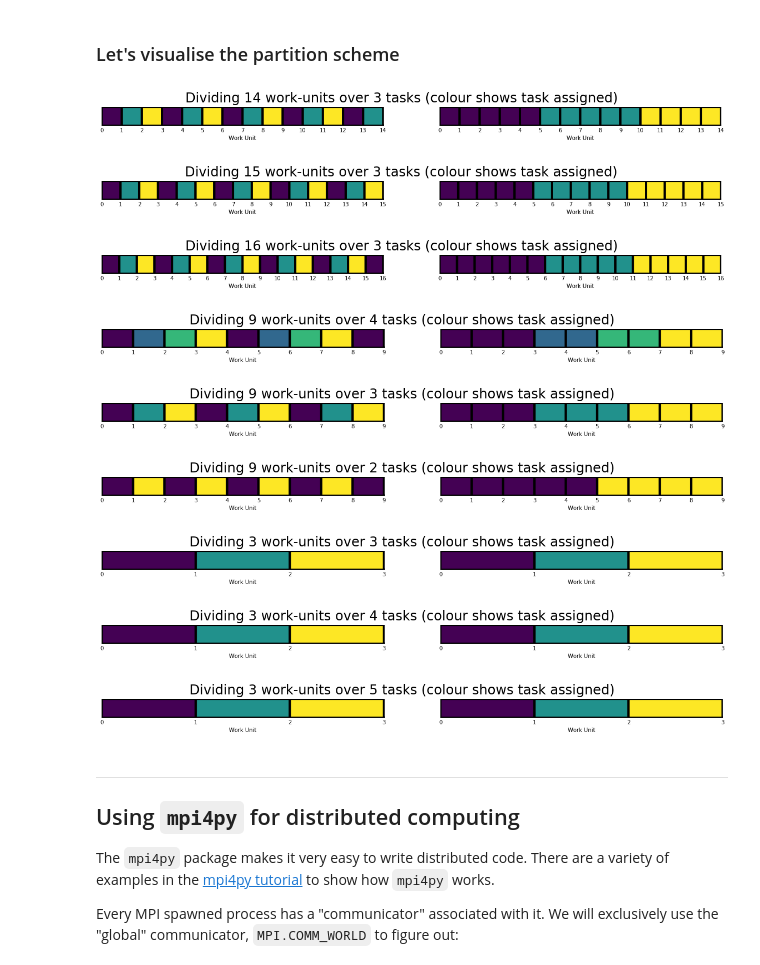
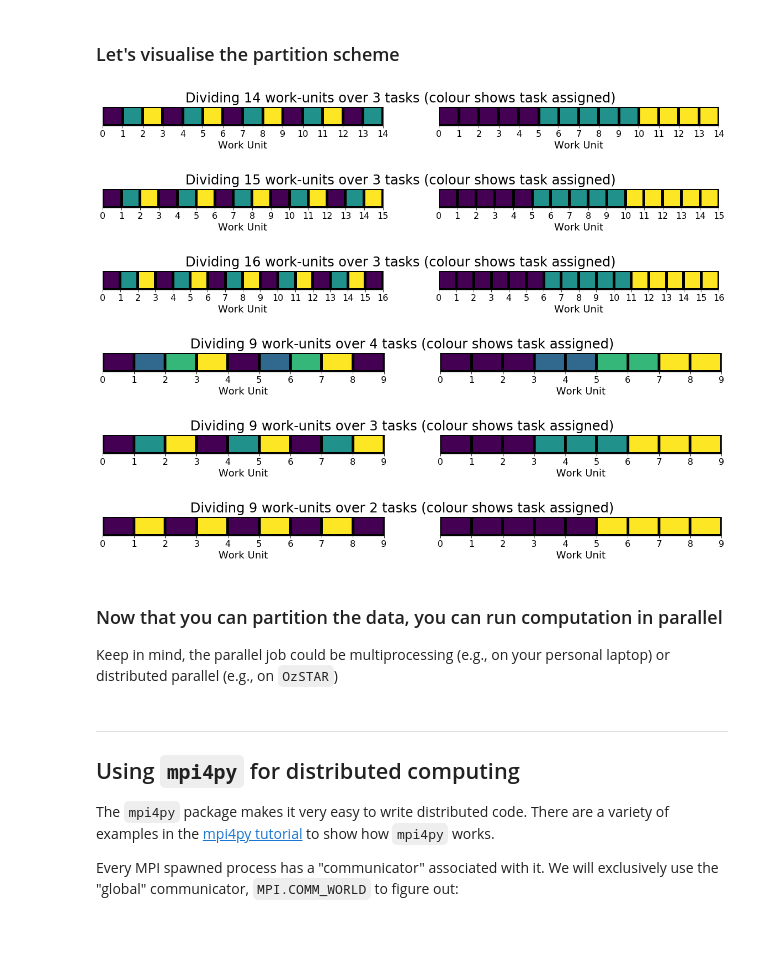
Before and after one commit to harley-wood-school-for-astronomy/HWSA2020, a Jupyter notebook: HPC/HPC-Distributed-Computing-HWSA2020.ipynb, the cells around one changed output. Saved outputs shown, nothing was run; the diff lists cells and outputs as text; code cells hidden in the pictures; blank space fills up the shorter version.

```diff
--- a/HPC/HPC-Distributed-Computing-HWSA2020.ipynb
+++ b/HPC/HPC-Distributed-Computing-HWSA2020.ipynb
@@ -21,7 +21,5 @@ One way of parallelising code is through the `multiprocessing` package; however,
 # %%
 import numpy as np
 import matplotlib
-matplotlib.rcParams.update({'font.size': 18})
-matplotlib.rcParams.update({'xtick.direction': 'in'})
-matplotlib.rcParams.update({'ytick.direction': 'in'})
+%matplotlib inline
 import matplotlib.pyplot as plt
@@ -529,10 +525,3 @@ def assign_partition(nwork, ntasks, partition_type=1,
         _pretty_print(assigned_task, nwork, ntasks, partition_type)
 
     return assigned_task
-# %%
-nwork_and_ntasks = [(14, 3), (3, 5), (7, 4), (8, 4), (15, 3)]
-for nw, nt in nwork_and_ntasks:
-    for ptype in [1, 2]:
-        assigned_tasks = assign_partition(nw, nt, partition_type=ptype)
-        print("")
-    print("")
@@ -558,7 +529,7 @@ nwork = 14 ntasks = 3 partition-type = 2
 ### Let's visualise the partition scheme
 # %%
 # Taken from https://stackoverflow.com/a/28730546
-def discrete_matshow(assigned_tasks, cmapname='viridis', ax=None):
+def discrete_matshow(assigned_tasks, cmapname='viridis', ax=None, **kwargs):
     import matplotlib.pyplot as plt
 
     nwork = assigned_tasks.shape[0]
@@ -570,38 +541,39 @@ def discrete_matshow(assigned_tasks, cmapname='viridis', ax=None):
     numcolors = assigned_tasks.max() - assigned_tasks.min() + 1
     cmap = plt.get_cmap(cmapname, numcolors)
 
-    ax.pcolor(data, cmap=cmap, edgecolors='k', linewidths=4)
-    ax.set_xlim([0, nwork])
-    ax.get_yaxis().set_visible(False)
-    ax.get_xaxis().set_ticks(np.arange(nwork+1))
-    ax.set_xlabel('Work Unit')
+    ax.pcolormesh(data, cmap=cmap, edgecolors='k', linewidths=4, **kwargs)
 # %%
 nwork_and_ntasks = [(14, 3), (15, 3), (16, 3),
-                     (9, 4),  (9, 3),  (9, 2),
-                     (3, 3),  (3, 4),  (3, 5)]
+                     (9, 4),  (9, 3),  (9, 2)]
 
 partition_types = [1, 2]
 ncols = len(partition_types)
 figheight = 1.0
 figsize=(20.0 * figheight, figheight)
 for nw, nt in nwork_and_ntasks:
     fig, axes = plt.subplots(1, ncols, figsize=figsize)
     fig.subplots_adjust(top=0.6)
     fig.suptitle(f"Dividing {nw} work-units over {nt} tasks (colour shows task assigned)", fontsize=24)
 
     for ptype, ax in zip(partition_types, axes):
         assigned_tasks = assign_partition(nw, nt, partition_type=ptype, pretty_print=False)
         discrete_matshow(assigned_tasks, ax=ax)
+        ax.set_xlim([0, nw])
+        ax.get_yaxis().set_visible(False)
+        ax.get_xaxis().set_ticks(np.arange(nw+1))
+        ax.set_xlabel('Work Unit', fontsize=18)
+        ax.tick_params(axis="x", labelsize=16)
 # %% [output]
-[figure, old version]
+[figure, new version]
-[figure, old version]
+[figure, new version]
-[figure, old version]
+[figure, new version]
-[figure, old version]
+[figure, new version]
-[figure, old version]
+[figure, new version]
-[figure, old version]
+[figure, new version]
-[figure, removed]
-[figure, removed]
-[figure, removed]
+# %% [markdown]
+### Now that you can partition the data, you can run computation in parallel
+
+Keep in mind, the parallel job could be multiprocessing (e.g., on your personal laptop) or distributed parallel (e.g., on `OzSTAR`)
 # %% [markdown]
 
 <hr style="border:2px solid gray"> </hr>
```
Also changed, not shown: parts of 16 cells of this notebook.
